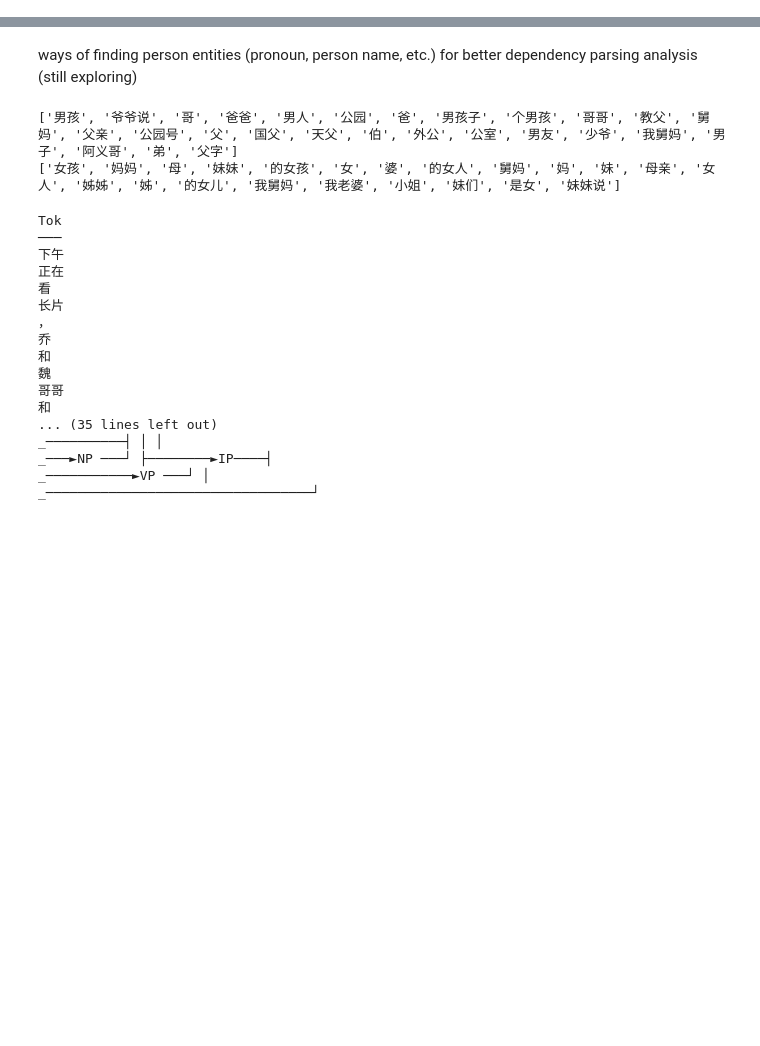
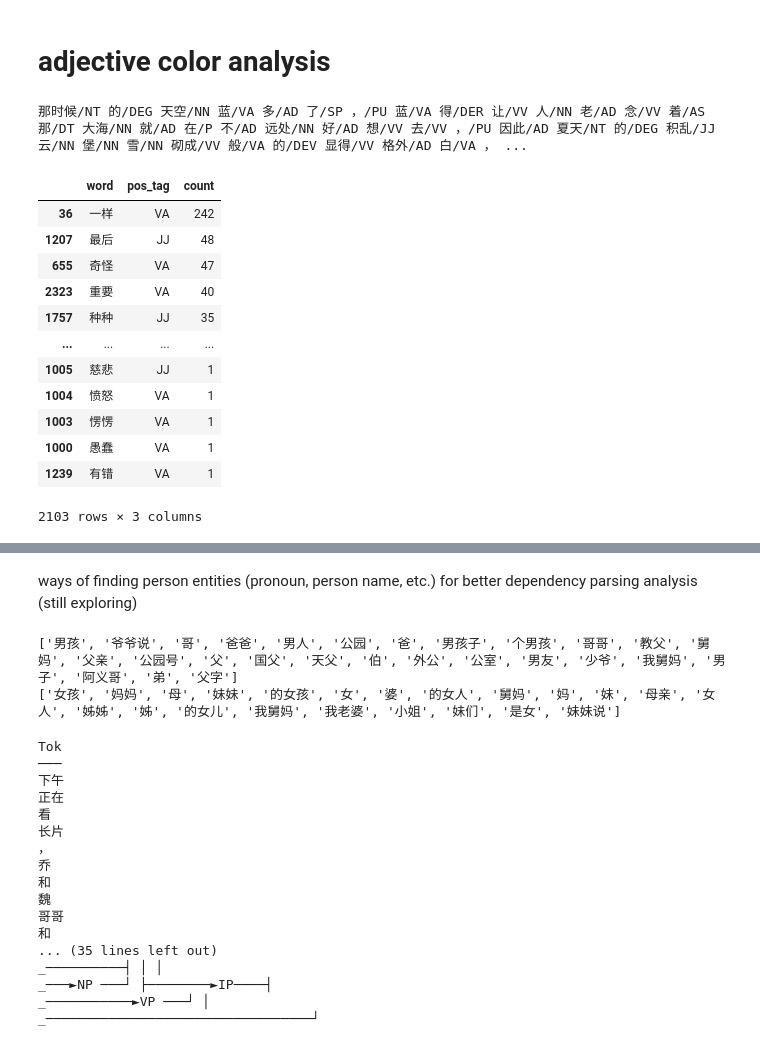
Before and after one commit to fht-epfl/history, a Jupyter notebook: dependency.ipynb, the cells around one changed output, grey strips where cells are left out. Cells and saved outputs as stored; diff of their text form; code cells hidden in the pictures; blank space fills up the shorter version.

Commit message:
adj analysis in progress

```diff
--- a/dependency.ipynb
+++ b/dependency.ipynb
@@ -13,0 +15,2 @@ from collections import Counter
+# %% [markdown]
+# adjective color analysis
@@ -13,0 +51,30 @@ from collections import Counter
+# %%
+all_records[2].pretty_print()
+# %% [output]
+那时候/NT 的/DEG 天空/NN 蓝/VA 多/AD 了/SP ，/PU 蓝/VA 得/DER 让/VV 人/NN 老/AD 念/VV 着/AS 那/DT 大海/NN 就/AD 在/P 不/AD 远处/NN 好/AD 想/VV 去/VV ，/PU 因此/AD 夏天/NT 的/DEG 积乱/JJ 云/NN 堡/NN 雪/NN 砌成/VV 般/VA 的/DEV 显得/VV 格外/AD 白/VA ， ...
+# %%
+# Count tokens with labels 'JJ' or 'VA' and aggregate counts
+df_tokens = pd.DataFrame([
+    {'word': tok, 'count': 1, 'pos_tag': pos}
+    for record in all_records
+    for tok, pos in zip(record['tok'], record['pos'])
+    if pos in ['JJ', 'VA']
+])
+
+# Aggregate counts and filter words with length >= 2
+df_tokens = df_tokens.groupby(['word', 'pos_tag'], as_index=False)['count'].sum()
+df_tokens_selected = df_tokens[df_tokens['word'].str.len() >= 2].sort_values(by='count', ascending=False)
+# %% [output]
+|  | word | pos_tag | count |
+| 36 | 一样 | VA | 242 |
+| 1207 | 最后 | JJ | 48 |
+| 655 | 奇怪 | VA | 47 |
+| 2323 | 重要 | VA | 40 |
+| 1757 | 种种 | JJ | 35 |
+| ... | ... | ... | ... |
+| 1005 | 慈悲 | JJ | 1 |
+| 1004 | 愤怒 | VA | 1 |
+| 1003 | 愣愣 | VA | 1 |
+| 1000 | 愚蠢 | VA | 1 |
+| 1239 | 有错 | VA | 1 |
+2103 rows × 3 columns
```
Also changed, not shown: parts of 9 cells of this notebook.
